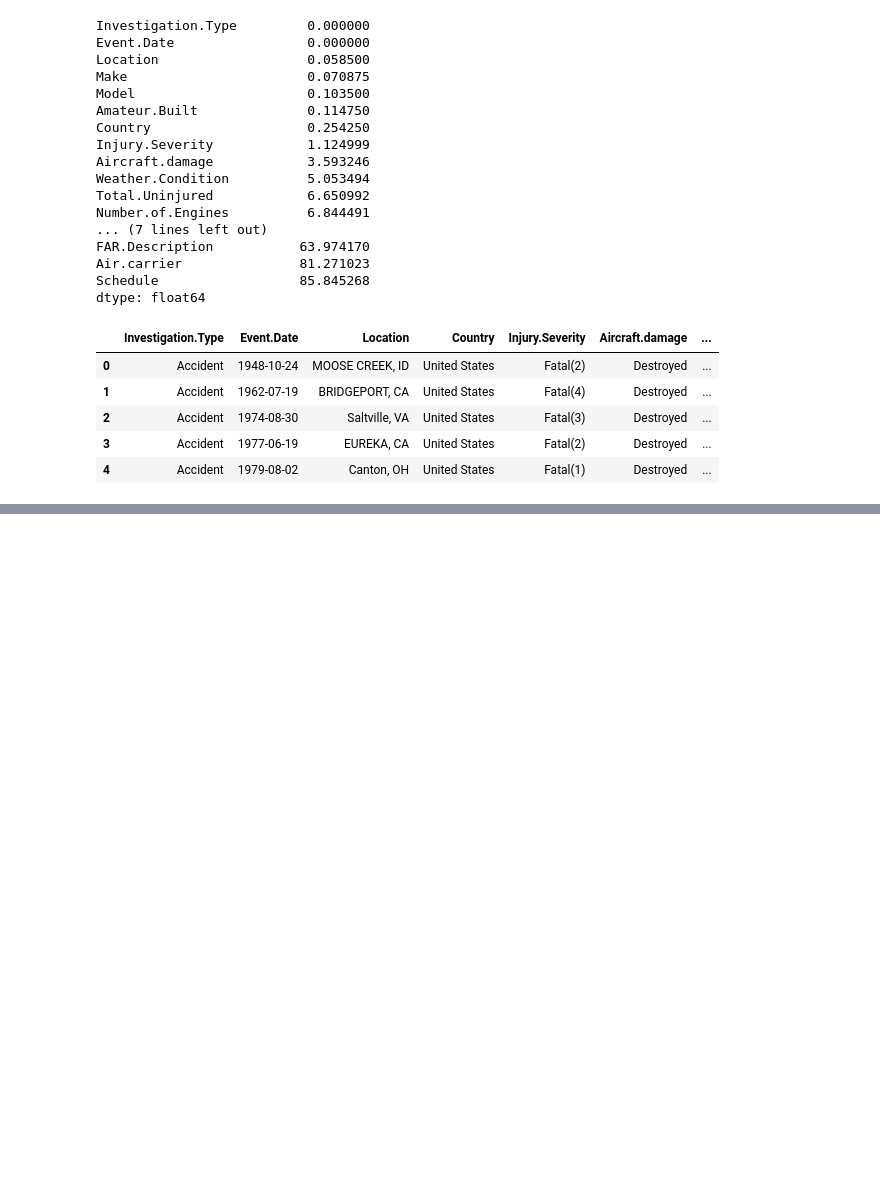
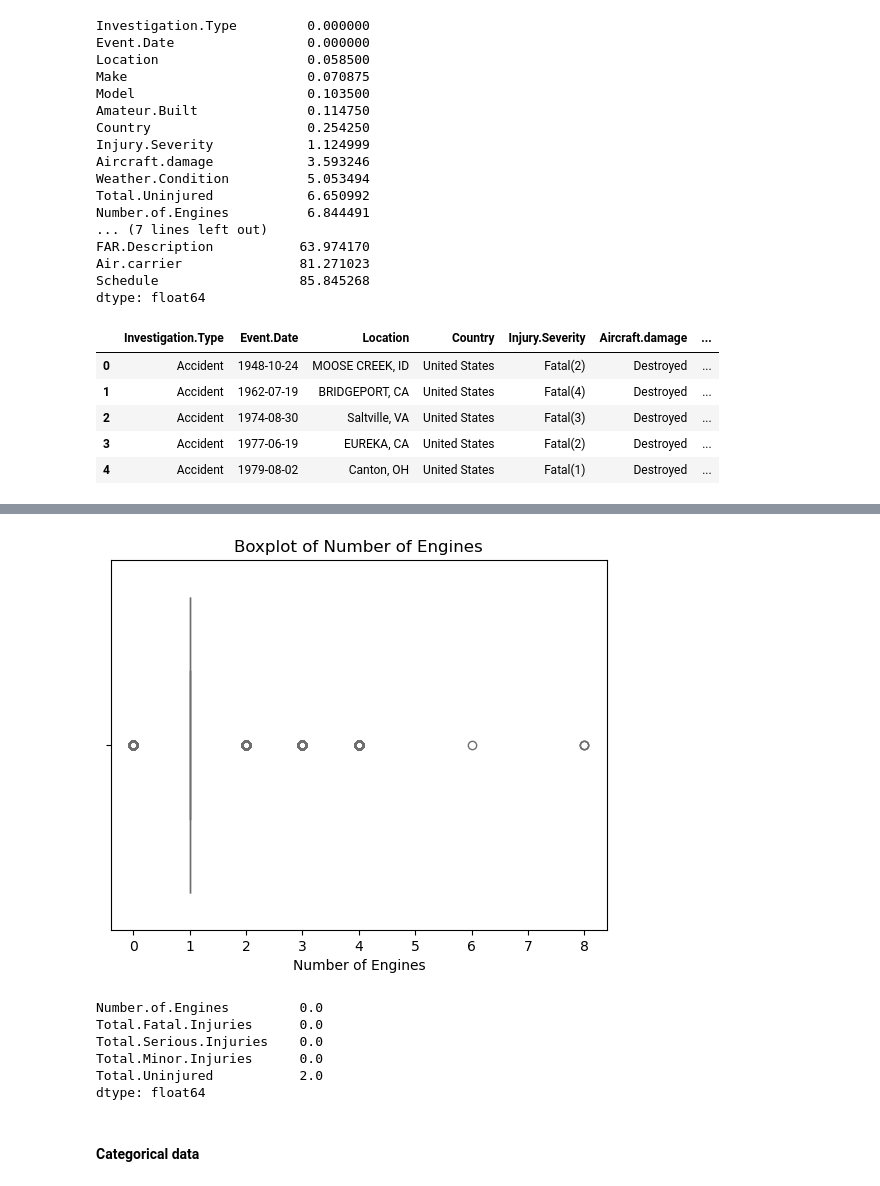
Before and after one commit to JuneHenia/Phase-1-Aviation-Project, a Jupyter notebook: notebooks/Phase 1 project.ipynb, the cells around one changed output, grey strips where cells are left out. Drawn from its saved outputs; the diff is of its cells as text; code cells hidden in the pictures; blank space fills up the shorter version.

Commit message:
Working on categorical and numerical missing values

```diff
--- a/notebooks/Phase 1 project.ipynb
+++ b/notebooks/Phase 1 project.ipynb
@@ -191,0 +306,25 @@ df.head()
+# %%
+sns.boxplot(x=df['Number.of.Engines'], color='skyblue')
+plt.title('Boxplot of Number of Engines')
+plt.xlabel('Number of Engines')
+plt.show()
+# %% [output]
+[figure, added]
+# %%
+# Calculating our first, third quantiles and then later our IQR
+
+numeric_df = df.select_dtypes(include=['number'])
+Q1 = numeric_df.quantile(0.25)
+Q3 = numeric_df.quantile(0.75)
+IQR = Q3 - Q1
+
+IQR
+# %% [output]
+Number.of.Engines         0.0
+Total.Fatal.Injuries      0.0
+Total.Serious.Injuries    0.0
+Total.Minor.Injuries      0.0
+Total.Uninjured           2.0
+dtype: float64
+# %% [markdown]
+#### Categorical data
```
Also changed, not shown: parts of 11 cells of this notebook.
